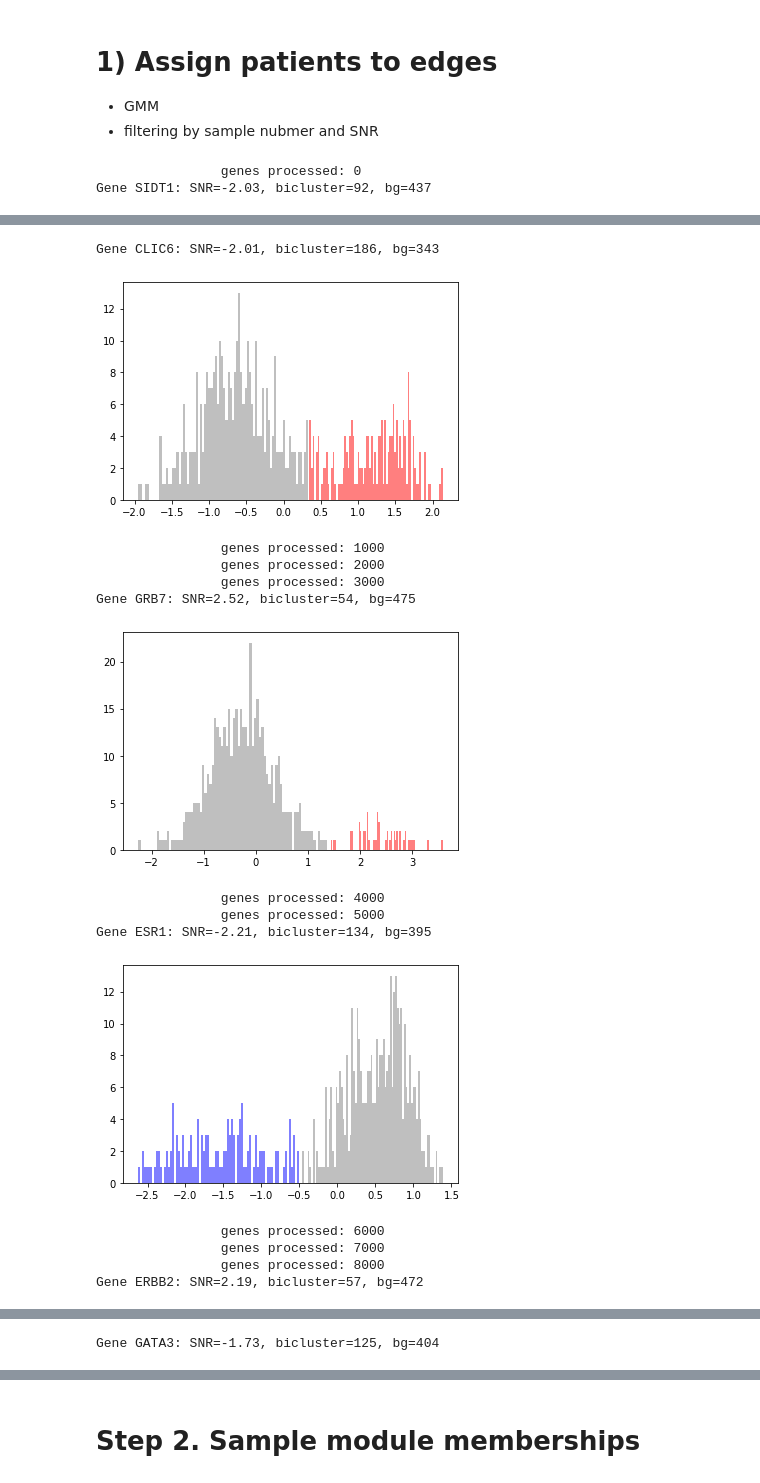
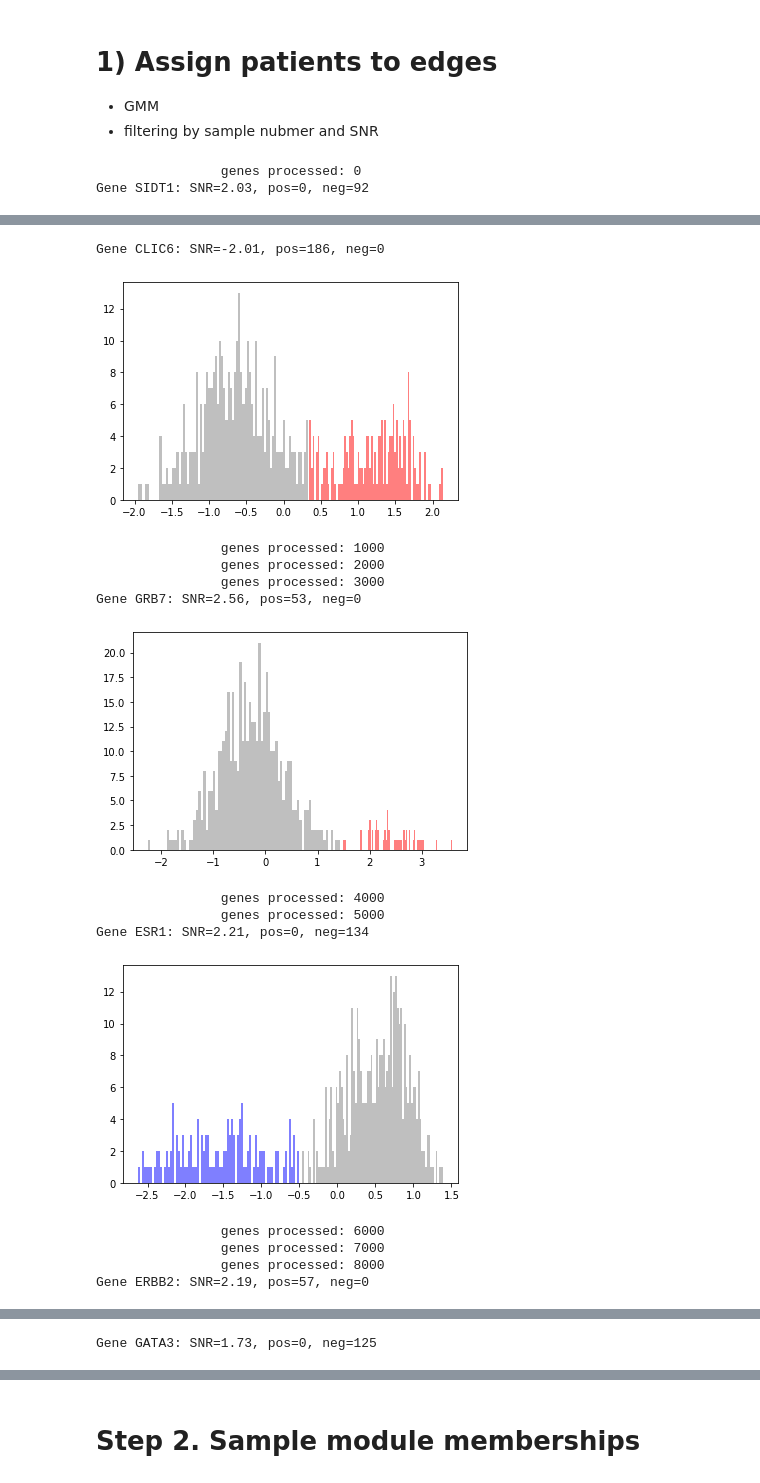
Before and after one commit to ozolotareva/unpast_paper, a Jupyter notebook: DESMOND2_step_by_step.ipynb, the cells around one changed output, grey strips where cells are left out. Drawn from its saved outputs; the diff is of its cells as text; code cells hidden in the pictures.

```diff
--- a/DESMOND2_step_by_step.ipynb
+++ b/DESMOND2_step_by_step.ipynb
@@ -18,12 +18,12 @@ import matplotlib.pyplot as plt
 # %%
 min_n_samples = -1
 direction = "DOWN"
-out_dir = os.getcwd()+"/"
-basename = "tmp"
+out_dir = os.getcwd()+"/tmp_results/"
+basename = "results"
 seed = 42
 alpha = 1.0
 beta_K = 1.0
-min_SNR = 1.5
+snr_pval = 0.05
 
 # convergence
 max_n_steps= 200
@@ -37,11 +37,14 @@ plot_all = True
 
 random.seed(seed)
 
-#exprs_file = "../../DESMOND/simulated_datasets_backup2/exprs/simulated.N=10.Mu=2.0.GxP=100,100.overlap=TT.exprs.tsv"
-#network_file = "../../DESMOND/simulated_datasets_backup2/networks/simulated.N=10.Mu=2.0.GxP=100,100.overlap=TT.tab"
-#network_file = "/home/olya/SFU/Breast_cancer/DESMOND/BioGrid_human.tab"
+
 #exprs_file = "../../Expression/Harmonized_final/TCGA_RNAseq.RSEM.log2.z.13K_common.tsv"
-exprs_file = "../../Expression/Harmonized_final/TCGA_micro_nolog2.z.13K_common.tsv"
+#exprs_file = root+"/Expression/Harmonized_final/TCGA_micro_nolog2.z.13K_common.tsv"
+#exprs_file = "../datasets/METABRIC_1904.nolog2_exprs_z.tsv"
+#exprs_file = "../datasets/METABRIC_299TNBC.nolog2_exprs_z.tsv"
+#exprs_file = "../datasets/TCGA-BRCA_139TNBC.Xena.log2RSEM_norm_z.24K_genes.tsv"
+#exprs_file = "../datasets/TCGA-BRCA_945.Xena.log2RSEM_norm_z.24K_genes.tsv"
+exprs_file = "../../../SFU/Breast_cancer/Expression/Harmonized_final/TCGA_micro_nolog2.z.13K_common.tsv"
 # %%
 start_time = time.time()
 
@@ -61,7 +64,7 @@ exprs = pd.read_csv(exprs_file, sep="\t",index_col=0)
 
 # define minimal number of patients in a module
 if min_n_samples == -1:
-    min_n_samples = int(max(10,0.05*exprs.shape[1])) # set to max(10, 5% of the cohort)
+    min_n_samples = int(max(5,0.05*exprs.shape[1])) # set to max(10, 5% of the cohort)
 if verbose:
     print("Mininal number of samples in a module:",min_n_samples ,file=sys.stdout)
 # %% [output]
@@ -69,0 +83,3 @@ Mininal number of samples in a module: 26
+# %%
+sizes,thresholds = rand_norm_splits(exprs.shape[1], snr_pval = snr_pval,seed=seed)
+get_min_snr = get_trend(sizes,thresholds, plot = plot_all)
@@ -76,27 +93,27 @@ from method2 import GM_binarization
 # %%
+from method2 import GM_binarization
 sele_genes = ["SIDT1","CLIC6","BMPR1B", "FOXA1","GATA3","ESR1","ERBB2","GRB7"]
-binarized_expressions = GM_binarization(exprs,min_SNR,min_n_samples,verbose = True,
-                                        plot=True, plot_SNR_thr= 3.0, show_fits = sele_genes)
-binarized_expressions["UP"].shape, binarized_expressions["DOWN"].shape
+binarized_expressions = GM_binarization(exprs,get_min_snr,min_n_samples,verbose = True,
+                                        plot=True, plot_SNR_thr= 3.0, show_fits = sele_genes,seed = seed)
 # %% [output]
                 genes processed: 0
-Gene SIDT1: SNR=-2.03, bicluster=92, bg=437
+Gene SIDT1: SNR=2.03, pos=0, neg=92
 [figure]
-Gene CLIC6: SNR=-2.01, bicluster=186, bg=343
+Gene CLIC6: SNR=-2.01, pos=186, neg=0
 [figure]
                 genes processed: 1000
                 genes processed: 2000
                 genes processed: 3000
-Gene GRB7: SNR=2.52, bicluster=54, bg=475
+Gene GRB7: SNR=2.56, pos=53, neg=0
-[figure, old version]
+[figure, new version]
                 genes processed: 4000
                 genes processed: 5000
-Gene ESR1: SNR=-2.21, bicluster=134, bg=395
+Gene ESR1: SNR=2.21, pos=0, neg=134
 [figure]
                 genes processed: 6000
                 genes processed: 7000
                 genes processed: 8000
-Gene ERBB2: SNR=2.19, bicluster=57, bg=472
+Gene ERBB2: SNR=2.19, pos=57, neg=0
 [figure]
-Gene GATA3: SNR=-1.73, bicluster=125, bg=404
+Gene GATA3: SNR=1.73, pos=0, neg=125
 [figure]
```
Also changed, not shown: parts of 17 cells of this notebook, 1 other file.
